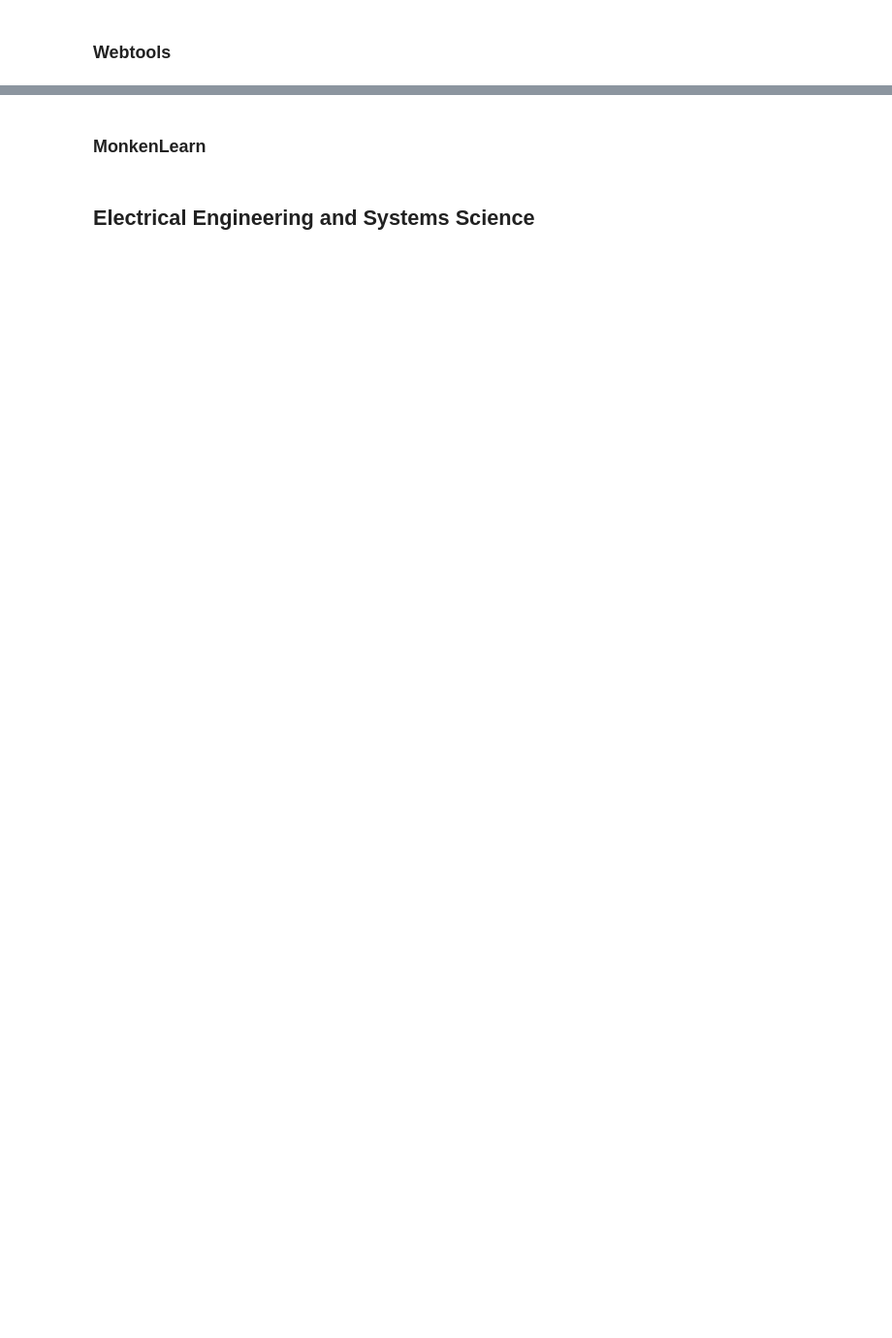
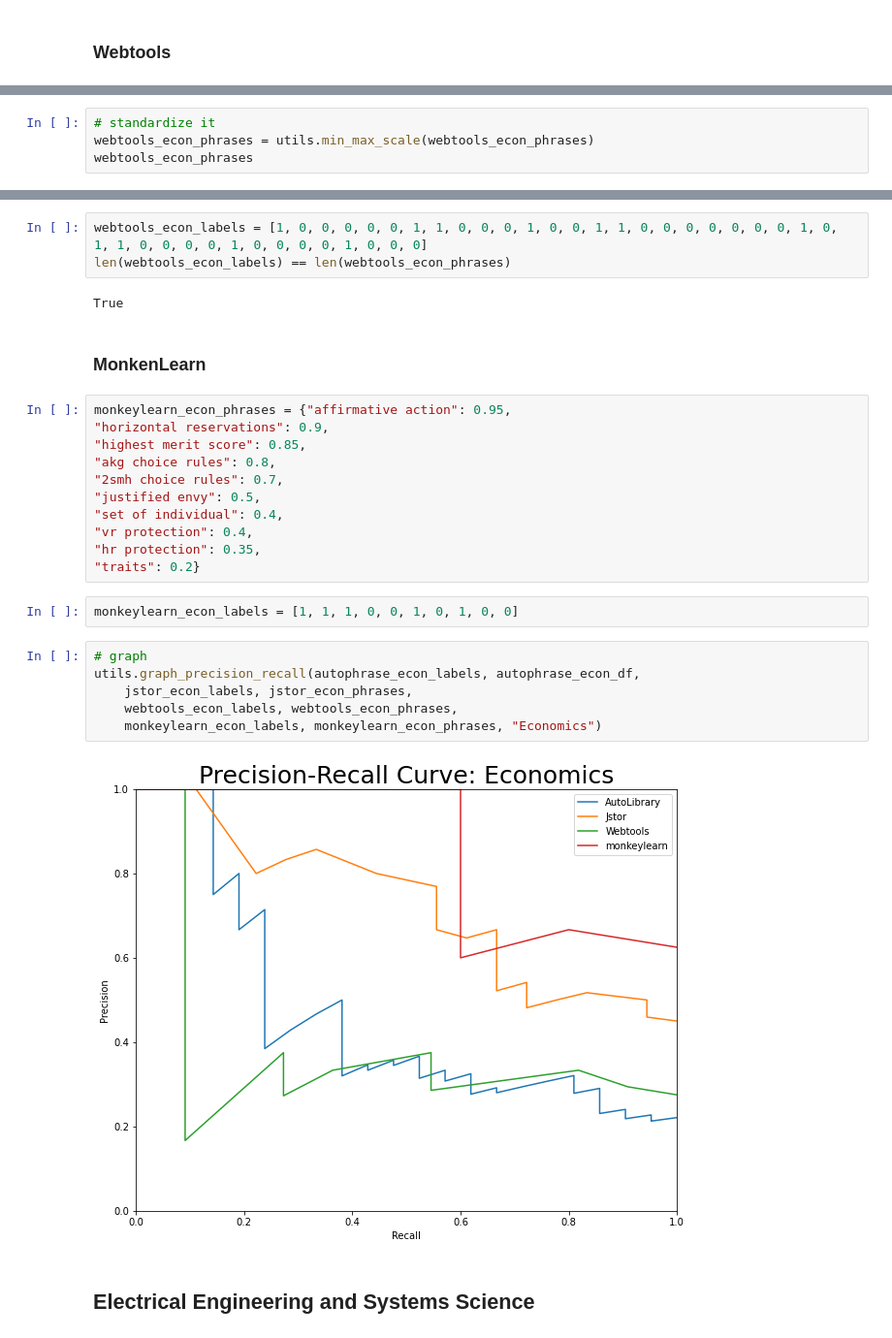
Before and after one commit to YichunRen/AutoLibrary-Scientific-Paper-Keywords-Extraction-, a Jupyter notebook: notebooks/Experiment.ipynb, the cells around one changed output, grey strips where cells are left out. Shown: that part at 97% size. Drawn from its saved outputs; the diff is of its cells as text; blank space fills up the shorter version.

Commit message:
four domains labeling

```diff
--- a/notebooks/Experiment.ipynb
+++ b/notebooks/Experiment.ipynb
@@ -279,0 +362,4 @@ autophrase_econ_labels = [1, 1, 1, 0, 1, 0, 1, 0, 0, 0,
+# %%
+# standardize it
+webtools_econ_phrases = utils.min_max_scale(webtools_econ_phrases)
+webtools_econ_phrases
@@ -280,5 +384,31 @@ autophrase_econ_labels = [1, 1, 1, 0, 1, 0, 1, 0, 0, 0,
+# %%
+webtools_econ_labels = [1, 0, 0, 0, 0, 0, 1, 1, 0, 0, 0, 1, 0, 0, 1, 1, 0, 0, 0, 0, 0, 0, 0, 1, 0, 1, 1, 0, 0, 0, 0, 1, 0, 0, 0, 0, 1, 0, 0, 0]
+len(webtools_econ_labels) == len(webtools_econ_phrases)
+# %% [output]
+True
 # %% [markdown]
 ### MonkenLearn
+# %%
+monkeylearn_econ_phrases = {"affirmative action": 0.95,
+"horizontal reservations": 0.9,
+"highest merit score": 0.85,
+"akg choice rules": 0.8,
+"2smh choice rules": 0.7,
+"justified envy": 0.5,
+"set of individual": 0.4,
+"vr protection": 0.4,
+"hr protection": 0.35,
+"traits": 0.2}
+# %%
+monkeylearn_econ_labels = [1, 1, 1, 0, 0, 1, 0, 1, 0, 0]
+# %%
+# graph
+utils.graph_precision_recall(autophrase_econ_labels, autophrase_econ_df,
+    jstor_econ_labels, jstor_econ_phrases,
+    webtools_econ_labels, webtools_econ_phrases,
+    monkeylearn_econ_labels, monkeylearn_econ_phrases, "Economics")
+# %% [output]
+[figure, added]
 # %% [markdown]
 ## Electrical Engineering and Systems Science
 # %% [markdown]
```
Also changed, not shown: parts of 80 cells of this notebook, 1 other file.
